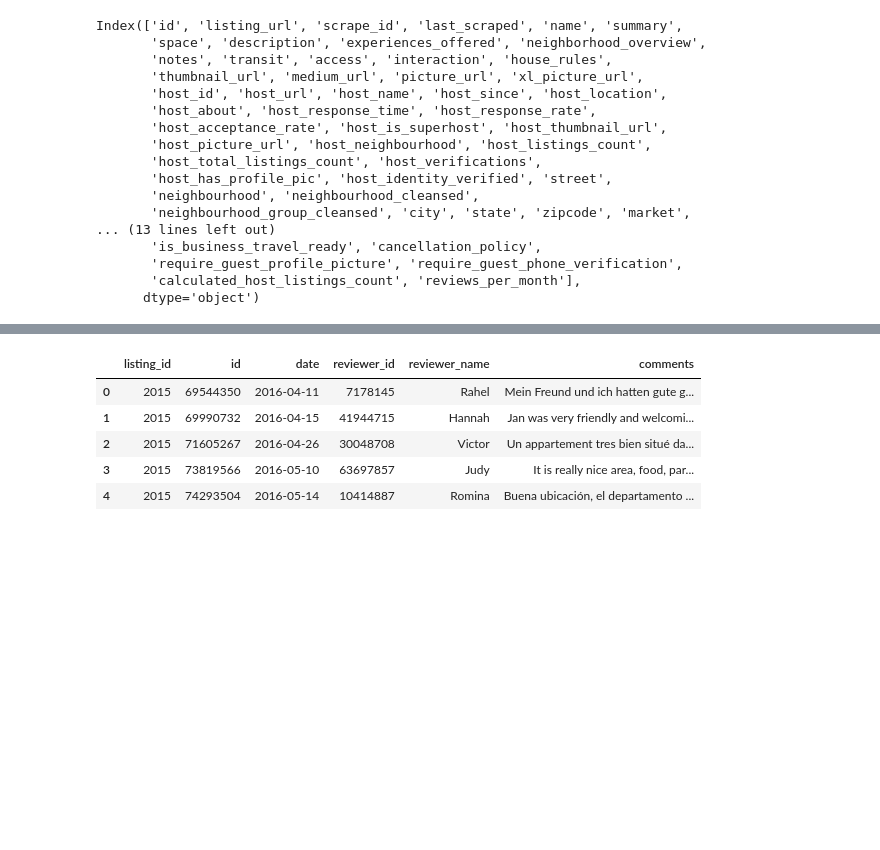
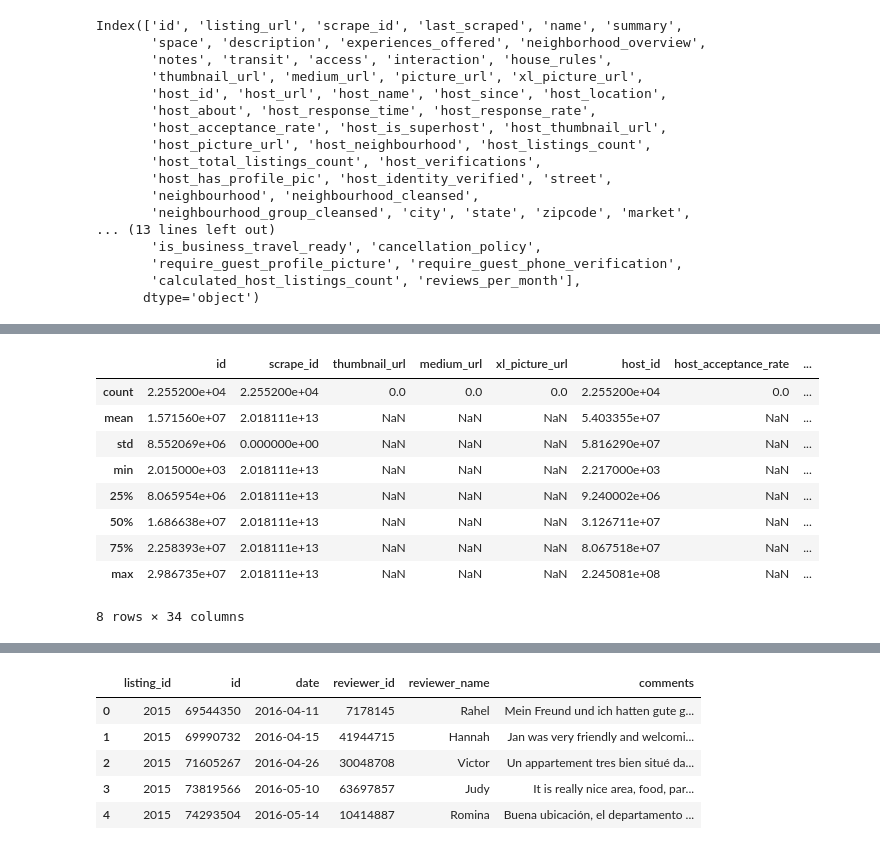
Before and after one commit to wave911/berlin_airbnb_analysis, a Jupyter notebook: Berlin.ipynb, the cells around one changed output, grey strips where cells are left out. Saved outputs shown, nothing was run; the diff lists cells and outputs as text; code cells hidden in the pictures; blank space fills up the shorter version.

```diff
--- a/Berlin.ipynb
+++ b/Berlin.ipynb
@@ -61,0 +102,13 @@ Index(['id', 'listing_url', 'scrape_id', 'last_scraped', 'name', 'summary',
+# %%
+df_lis.describe()
+# %% [output]
+|  | id | scrape_id | thumbnail_url | medium_url | xl_picture_url | host_id | host_acceptance_rate | ... |
+| count | 2.255200e+04 | 2.255200e+04 | 0.0 | 0.0 | 0.0 | 2.255200e+04 | 0.0 | ... |
+| mean | 1.571560e+07 | 2.018111e+13 | NaN | NaN | NaN | 5.403355e+07 | NaN | ... |
+| std | 8.552069e+06 | 0.000000e+00 | NaN | NaN | NaN | 5.816290e+07 | NaN | ... |
+| min | 2.015000e+03 | 2.018111e+13 | NaN | NaN | NaN | 2.217000e+03 | NaN | ... |
+| 25% | 8.065954e+06 | 2.018111e+13 | NaN | NaN | NaN | 9.240002e+06 | NaN | ... |
+| 50% | 1.686638e+07 | 2.018111e+13 | NaN | NaN | NaN | 3.126711e+07 | NaN | ... |
+| 75% | 2.258393e+07 | 2.018111e+13 | NaN | NaN | NaN | 8.067518e+07 | NaN | ... |
+| max | 2.986735e+07 | 2.018111e+13 | NaN | NaN | NaN | 2.245081e+08 | NaN | ... |
+8 rows × 34 columns
```
Also changed, not shown: parts of 37 cells of this notebook, 2 other files.
